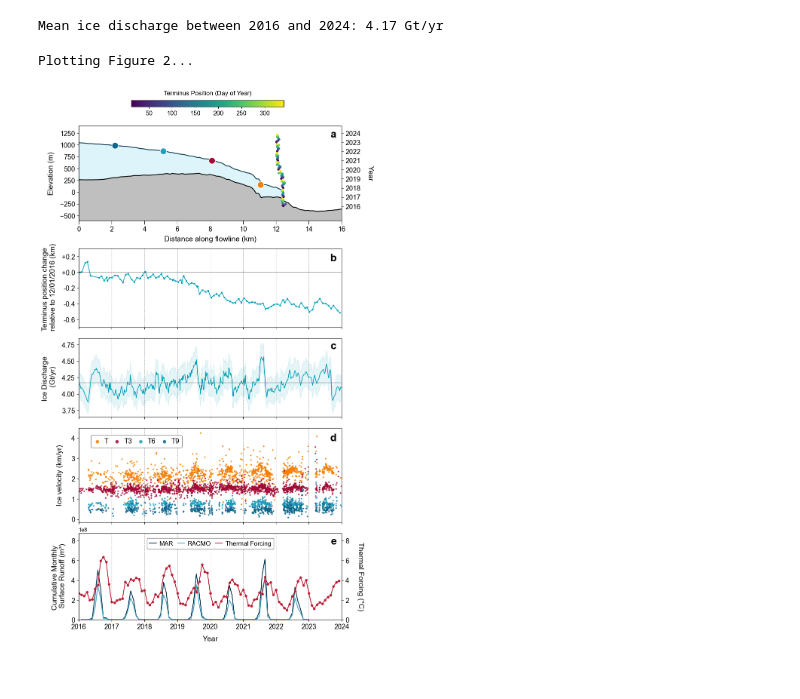
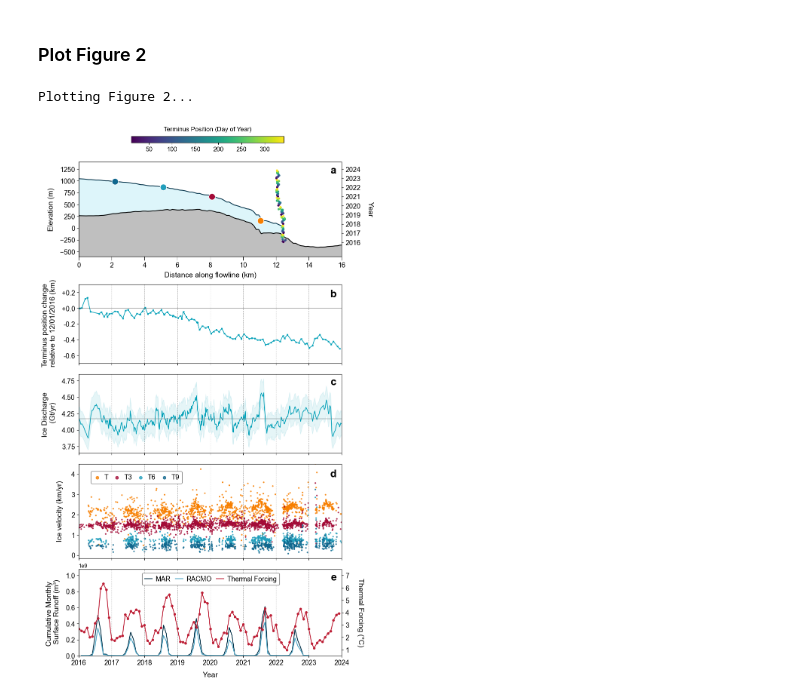
Before and after one commit to hannahpicton/koge_bugt_dynamics, a Jupyter notebook: code/Figure_2_Koge_Bugt_North.ipynb, the cells around one changed output. Cells and saved outputs as stored; diff of their text form; code cells hidden in the pictures.

Commit message:
updated axis on figure 2 to keep consistent with figure 3.

```diff
--- a/code/Figure_2_Koge_Bugt_North.ipynb
+++ b/code/Figure_2_Koge_Bugt_North.ipynb
@@ -54,9 +56,6 @@ KBN_discharge_date = KBN_discharge_df['Date']
 KBN_discharge_date = pd.to_datetime(KBN_discharge_date)
 date_mask = (KBN_discharge_df['Date'] >= '2016-01-01') & (KBN_discharge_df['Date'] <= '2024-01-01')
 mean_discharge = KBN_discharge_df.loc[date_mask, 'Discharge'].mean() # Calculate the mean ice discharge between 2016 and 2024.
-print(f"Mean ice discharge between 2016 and 2024: {mean_discharge:.2f} Gt/yr")
-# %% [output]
-Mean ice discharge between 2016 and 2024: 4.17 Gt/yr
 # %%
 # Figure 2D - Ice Velocity (ITS_LIVE)
 KBN_velocity_directory = "R:/KOGE_BUGT/github/data/ITS_LIVE_velocity_fahnestock_widget/koge_bugt_north/"
@@ -121,6 +120,8 @@ conservative_temperature_100m = gsw.CT_from_pt(absolute_salinity_100m, thetao_10
 in_situ_temperature_100m = gsw.t_from_CT(absolute_salinity_100m, conservative_temperature_100m, pressure_100m)
 freezing_point_100m = gsw.t_freezing(absolute_salinity_100m, pressure_100m, 0)
 thermal_forcing_100m = in_situ_temperature_100m - freezing_point_100m
+# %% [markdown]
+### Plot Figure 2
 # %%
 ## Plot Figure 2 ##
 print('Plotting Figure 2...')
@@ -208,39 +209,40 @@ ax5.grid(axis='x', linestyle='--', alpha=0.9)
 ax5.set_xlim(pd.to_datetime('2016-01-01'), pd.to_datetime('2024-01-01'))
 ax5.tick_params(axis='y', labelsize=13)
 ax5.tick_params(axis='x', labelsize=13, labelbottom=False)
 ax5.set_ylim(-0.15, 4.5)
 ax5.legend(loc='upper left', bbox_to_anchor=(0.025, 0.98), ncol=4, frameon=True, framealpha=1, fontsize=13, markerscale=2.8, columnspacing=0.7, handletextpad=0.5, fancybox=True, borderaxespad=0.8, edgecolor='gray', handlelength=1.1)
 ax5.text(0.98, 0.94, 'd', transform=ax5.transAxes, fontsize=20, fontweight='bold', va='top', ha='right')
 
-# Figure 2E - Thermal Forcing at 100m Depth (KBN)
+# Figure 2E - Surface Runoff and Ocean Thermal Forcing
 ax6 = fig.add_subplot(gs[5])
 ax6.plot(KBN_mar_cumulative_volume_monthly_sum.time, KBN_mar_cumulative_volume_monthly_sum, label='MAR', linewidth=1.5, color='#023047')
 ax6.plot(KBN_racmo_cumulative_volume_monthly_sum.time, KBN_racmo_cumulative_volume_monthly_sum, label='RACMO', linewidth=1.5, color='#4ba3c3')
 ax6.set_ylabel('Cumulative Monthly \n Surface Runoff (m³)', labelpad=10, fontsize=14)
 ax6.grid(axis='x', linestyle='--', alpha=0.9)
-ax6.set_ylim(0, 875000000)
+ax6.set_ylim(0, 1075000000)
 ax6.set_xlim(pd.to_datetime('2016-01-01'), pd.to_datetime('2024-01-01'))
 ax6.text(0.98, 0.96, 'e', transform=ax6.transAxes, fontsize=20, fontweight='bold', va='top', ha='right')
 ax6.tick_params(axis='y', labelsize=13)
 ax6.tick_params(axis='x', labelsize=13)
 ax6.set_xlabel('Year', labelpad=10, fontsize=14)
 
-# Add secondary y-axis for Ocean Thermal Forcing
 ax6_twin = ax6.twinx()
 ax6_twin.plot(data['time'], thermal_forcing_100m, label='Thermal Forcing', color='#bd1f36', linewidth=1.5)
 ax6_twin.scatter(data['time'], thermal_forcing_100m, color='#bd1f36', s=15)
 ax6_twin.set_ylabel('Thermal Forcing (°C)', rotation=270, labelpad=28, fontsize=14)
 ax6_twin.tick_params(axis='y', labelsize=13)
-ax6_twin.set_ylim(0,8.75)
+ax6_twin.set_ylim(0.5, 7.5)
+ax6_twin.set_yticks(range(1, 8))
 
-handles1, labels1 = ax6.get_legend_handles_labels()  # Get handles and labels from primary y-axis
-handles2, labels2 = ax6_twin.get_legend_handles_labels()  # Get handles and labels from secondary y-axis
-ax6.legend(handles1 + handles2, labels1 + labels2, loc='upper left', bbox_to_anchor=(0.24, 1.0), ncol=3, frameon=True, framealpha=1, fontsize=12, markerscale=2.2, columnspacing=0.7, handletextpad=0.5, fancybox=True, borderaxespad=0.8, edgecolor='gray', handlelength=1.1)
+handles1, labels1 = ax6.get_legend_handles_labels()
+handles2, labels2 = ax6_twin.get_legend_handles_labels()
+ax6.legend(handles1 + handles2, labels1 + labels2, loc='upper left', bbox_to_anchor=(0.22, 1.02), ncol=3, frameon=True, framealpha=1, fontsize=13, markerscale=2.2, columnspacing=0.7, handletextpad=0.5, fancybox=True, borderaxespad=0.8, edgecolor='gray', handlelength=1.1)
 
-# Adjust layout and show plot
+# Save and print the figure
 fig.add_subplot(gs[1]).axis('off')
 plt.subplots_adjust(hspace=0.15)
+plt.savefig('R:/KOGE_BUGT/github/figures/Figure_2_Koge_Bugt_North.png', dpi=300, bbox_inches='tight')
 plt.show()
 # %% [output]
 Plotting Figure 2...
-[figure, old version]
+[figure, new version]
```
Also changed, not shown: parts of 1 cell of this notebook, 1 other file.
